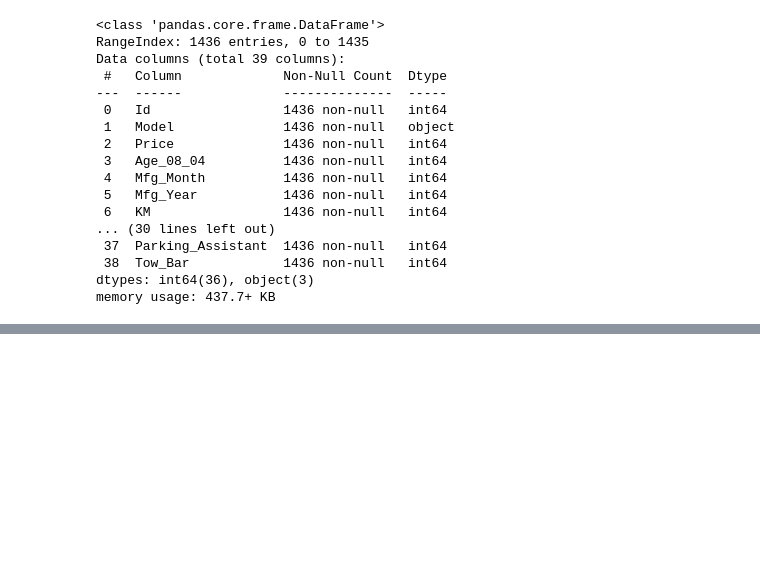
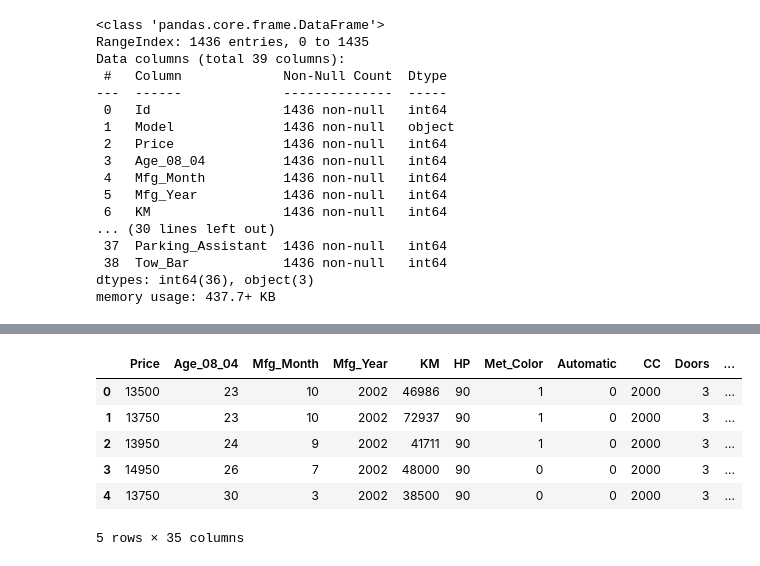
Before and after one commit to xioulin/pythonForMBAs, a Jupyter notebook: corollas/notebook/corollas.ipynb, the cells around one changed output, grey strips where cells are left out. Saved outputs shown, nothing was run; the diff lists cells and outputs as text; code cells hidden in the pictures; blank space fills up the shorter version.

```diff
--- a/corollas/notebook/corollas.ipynb
+++ b/corollas/notebook/corollas.ipynb
@@ -109,6 +110,10 @@ dtypes: int64(36), object(3)
 memory usage: 437.7+ KB
 # %%
 object_list = ['Model','Fuel_Type','Color']
+# %%
+df_ints= df.copy()
 # %%
-df[['Model','Fuel_Type','Color']]
+df_ints.pop('Model')
+df_ints.pop('Fuel_Type')
+df_ints.pop('Color')
 # %% [output]
@@ -127,0 +132,2 @@ df[['Model','Fuel_Type','Color']]
+# %%
+df_ints.pop('Id')
@@ -127,0 +149,10 @@ df[['Model','Fuel_Type','Color']]
+# %%
+df_ints.head()
+# %% [output]
+|  | Price | Age_08_04 | Mfg_Month | Mfg_Year | KM | HP | Met_Color | Automatic | CC | Doors | ... |
+| 0 | 13500 | 23 | 10 | 2002 | 46986 | 90 | 1 | 0 | 2000 | 3 | ... |
+| 1 | 13750 | 23 | 10 | 2002 | 72937 | 90 | 1 | 0 | 2000 | 3 | ... |
+| 2 | 13950 | 24 | 9 | 2002 | 41711 | 90 | 1 | 0 | 2000 | 3 | ... |
+| 3 | 14950 | 26 | 7 | 2002 | 48000 | 90 | 0 | 0 | 2000 | 3 | ... |
+| 4 | 13750 | 30 | 3 | 2002 | 38500 | 90 | 0 | 0 | 2000 | 3 | ... |
+5 rows × 35 columns
```
Also changed, not shown: parts of 9 cells of this notebook.
